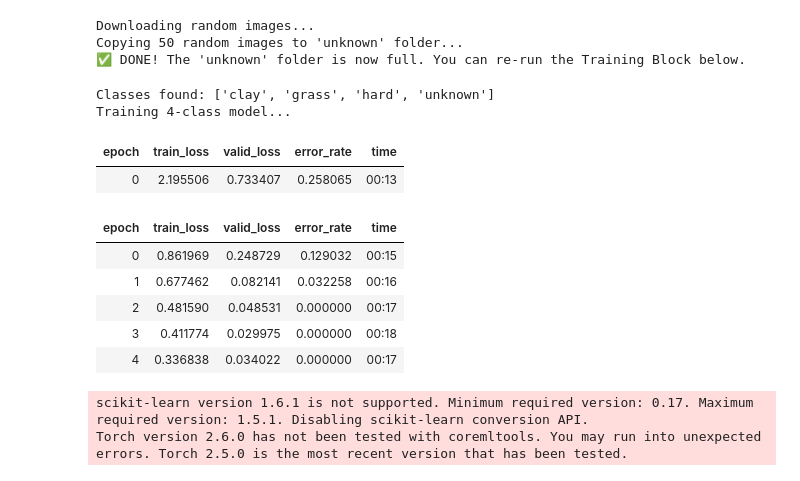
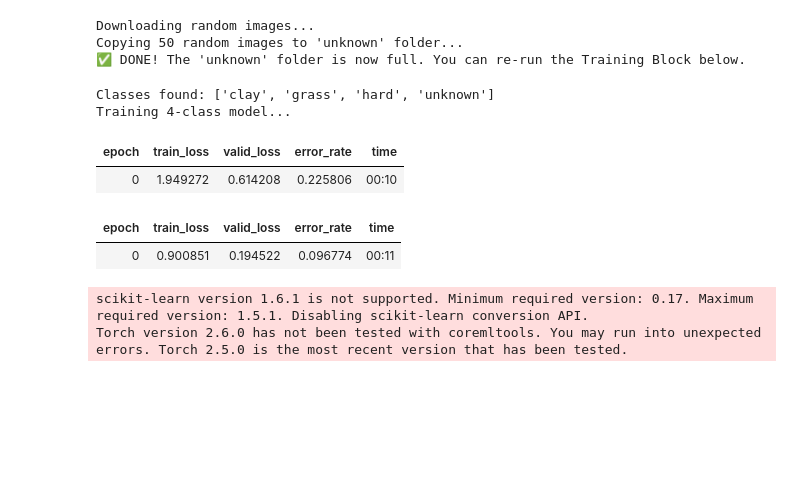
Before and after one commit to Lucalangella/tennis-court-classifier, a Jupyter notebook: Tennis_courts_image_classification.ipynb, the cells around one changed output. Saved outputs shown, nothing was run; the diff lists cells and outputs as text; code cells hidden in the pictures; blank space fills up the shorter version.

```diff
--- a/Tennis_courts_image_classification.ipynb
+++ b/Tennis_courts_image_classification.ipynb
@@ -58,40 +58,36 @@ path = Path('./tennis_courts')
 unknown_folder = path/'unknown'
 if not unknown_folder.exists() or len(get_image_files(unknown_folder)) == 0:
     print("⚠️ WARNING: The 'unknown' folder is empty! Run the download cell above first.")
 
 # 3. Load Data (Now finding 4 classes)
 dls = ImageDataLoaders.from_folder(
     path,
     valid_pct=0.2,
     seed=42,
     item_tfms=Resize(224, method='squish'),
     batch_tfms=aug_transforms(mult=1.5),
     bs=16,
     num_workers=0,
     device=torch.device('cpu')
 )
 
 print(f"Classes found: {dls.vocab}")
 # VERIFY: Should be ['clay', 'grass', 'hard', 'unknown']
 
 # 4. Train
 learn = vision_learner(dls, resnet18, metrics=error_rate)
 learn.model.to('cpu')
 learn.dls.to('cpu')
 
 print("Training 4-class model...")
-learn.fine_tune(5)
+learn.fine_tune(1)
 # %% [output]
 Classes found: ['clay', 'grass', 'hard', 'unknown']
 Training 4-class model...
 | epoch | train_loss | valid_loss | error_rate | time |
-| 0 | 2.195506 | 0.733407 | 0.258065 | 00:13 |
+| 0 | 1.949272 | 0.614208 | 0.225806 | 00:10 |
 | epoch | train_loss | valid_loss | error_rate | time |
-| 0 | 0.861969 | 0.248729 | 0.129032 | 00:15 |
-| 1 | 0.677462 | 0.082141 | 0.032258 | 00:16 |
-| 2 | 0.481590 | 0.048531 | 0.000000 | 00:17 |
-| 3 | 0.411774 | 0.029975 | 0.000000 | 00:18 |
-| 4 | 0.336838 | 0.034022 | 0.000000 | 00:17 |
+| 0 | 0.900851 | 0.194522 | 0.096774 | 00:11 |
 # %%
 import coremltools as ct
 import torch
```
Also changed, not shown: parts of 5 cells of this notebook, 7 other files.
